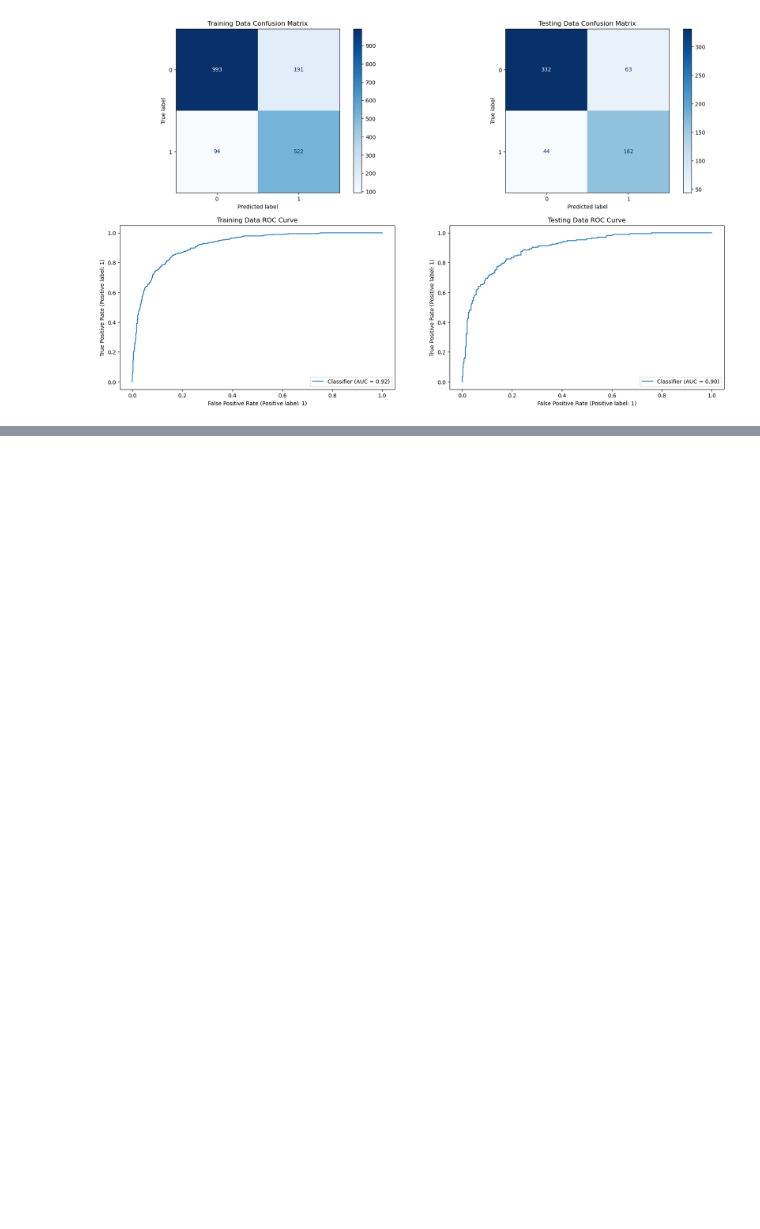
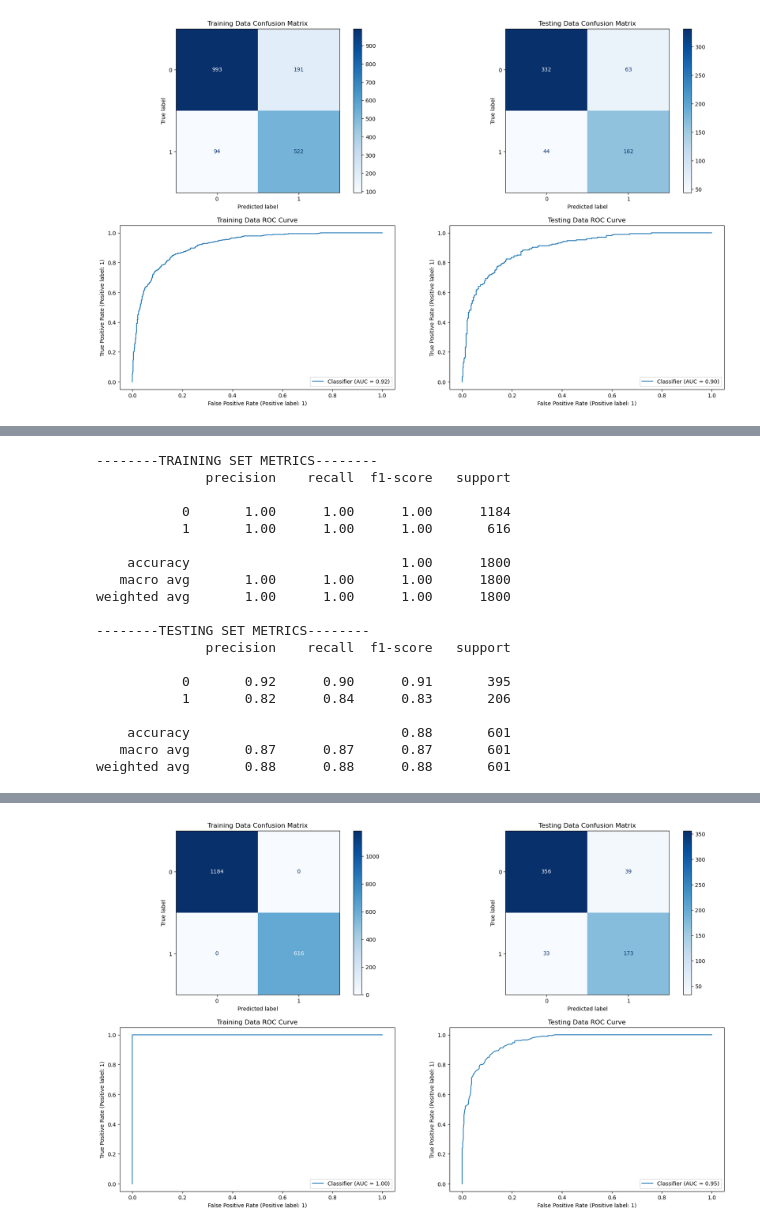
Before and after one commit to RaymondGarcia1107/Classification-Analysis, a Jupyter notebook: MetabolicSyndromeClassification.ipynb, the cells around one changed output, grey strips where cells are left out. Drawn from its saved outputs; the diff is of its cells as text; code cells hidden in the pictures; blank space fills up the shorter version.

```diff
--- a/MetabolicSyndromeClassification.ipynb
+++ b/MetabolicSyndromeClassification.ipynb
@@ -1171,0 +1274,3 @@ weighted avg       0.83      0.82      0.82       601
+# %%
+scores = pd.concat([base_log, tuned_log_score])
+scores
@@ -1171,0 +1285,4 @@ weighted avg       0.83      0.82      0.82       601
+# %%
+randf = RandomForestClassifier(random_state = 42)
+rf_pipe = make_pipeline(preprocessor, smote, randf)
+rf_pipe.fit(X_train, y_train)
@@ -1171,0 +1308,24 @@ weighted avg       0.83      0.82      0.82       601
+# %%
+base_rf = model_eval(rf_pipe, X_train, y_train, X_test, y_test, name = 'Random Forest Base')
+scores = pd.concat([scores,base_rf])
+scores
+# %% [output]
+--------TRAINING SET METRICS--------
+              precision    recall  f1-score   support
+
+           0       1.00      1.00      1.00      1184
+           1       1.00      1.00      1.00       616
+
+    accuracy                           1.00      1800
+   macro avg       1.00      1.00      1.00      1800
+weighted avg       1.00      1.00      1.00      1800
+
+--------TESTING SET METRICS--------
+              precision    recall  f1-score   support
+
+           0       0.92      0.90      0.91       395
+           1       0.82      0.84      0.83       206
+
+    accuracy                           0.88       601
+   macro avg       0.87      0.87      0.87       601
+weighted avg       0.88      0.88      0.88       601
@@ -1171,0 +1336 @@ weighted avg       0.83      0.82      0.82       601
+[figure, added]
```
Also changed, not shown: parts of 23 cells of this notebook.
